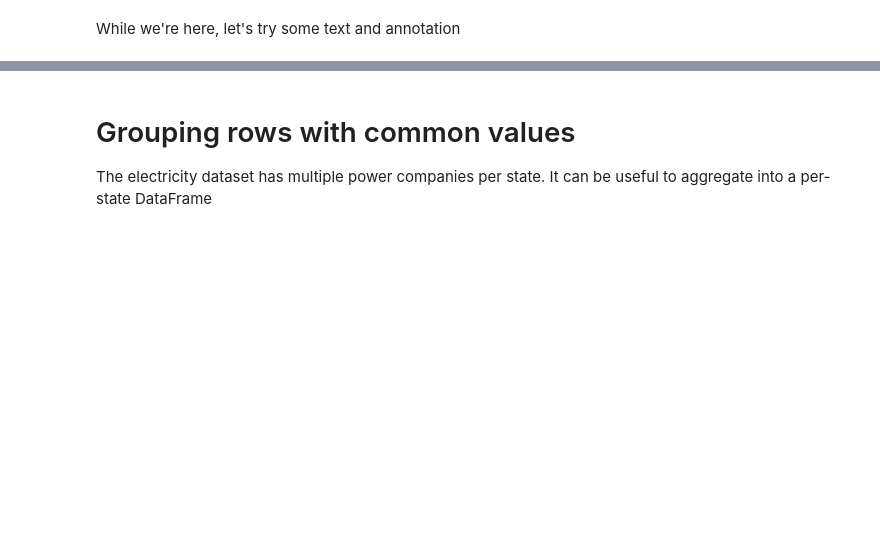
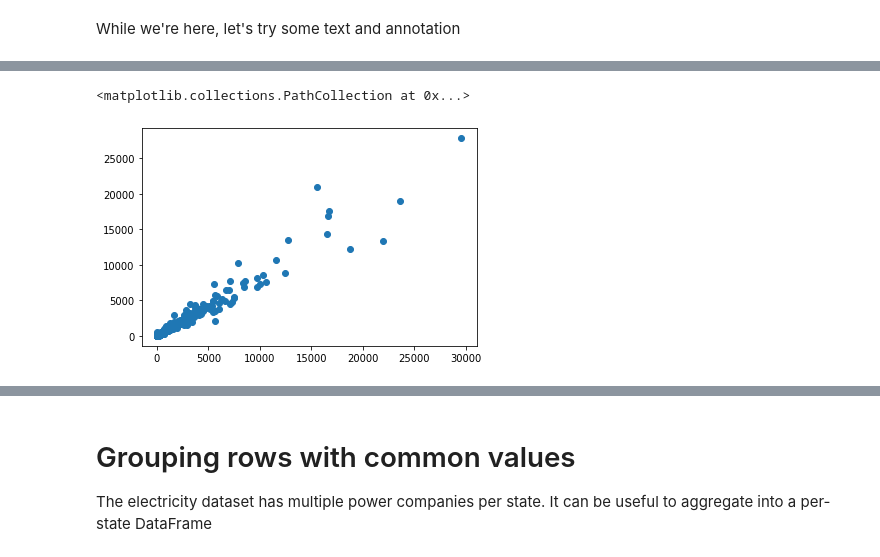
Before and after one commit to RubeRad/tcscs, a Jupyter notebook: InfographicTips.ipynb, the cells around one changed output, grey strips where cells are left out. Saved outputs shown, nothing was run; the diff lists cells and outputs as text; code cells hidden in the pictures; blank space fills up the shorter version.

Commit message:
Linear regression

```diff
--- a/InfographicTips.ipynb
+++ b/InfographicTips.ipynb
@@ -85,0 +293,6 @@ a.annotate('Doody', xy=(1, 2.65), xytext=(1.5,2.4),
+# %%
+# These points look pretty linearly related
+plt.scatter(elec['Demand.Summer Peak'], elec['Demand.Winter Peak'])
+# %% [output]
+<matplotlib.collections.PathCollection at 0x...>
+[figure, added]
```
Also changed, not shown: parts of 34 cells of this notebook.
